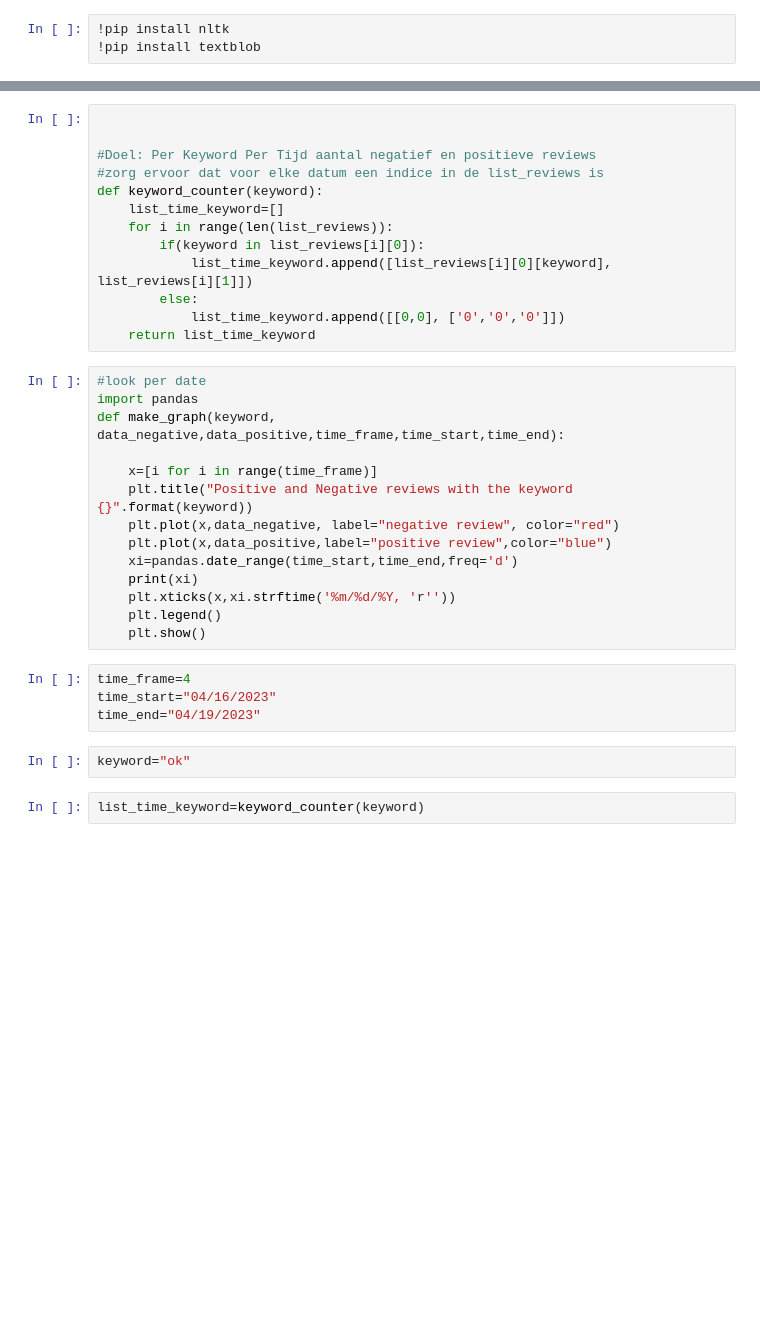
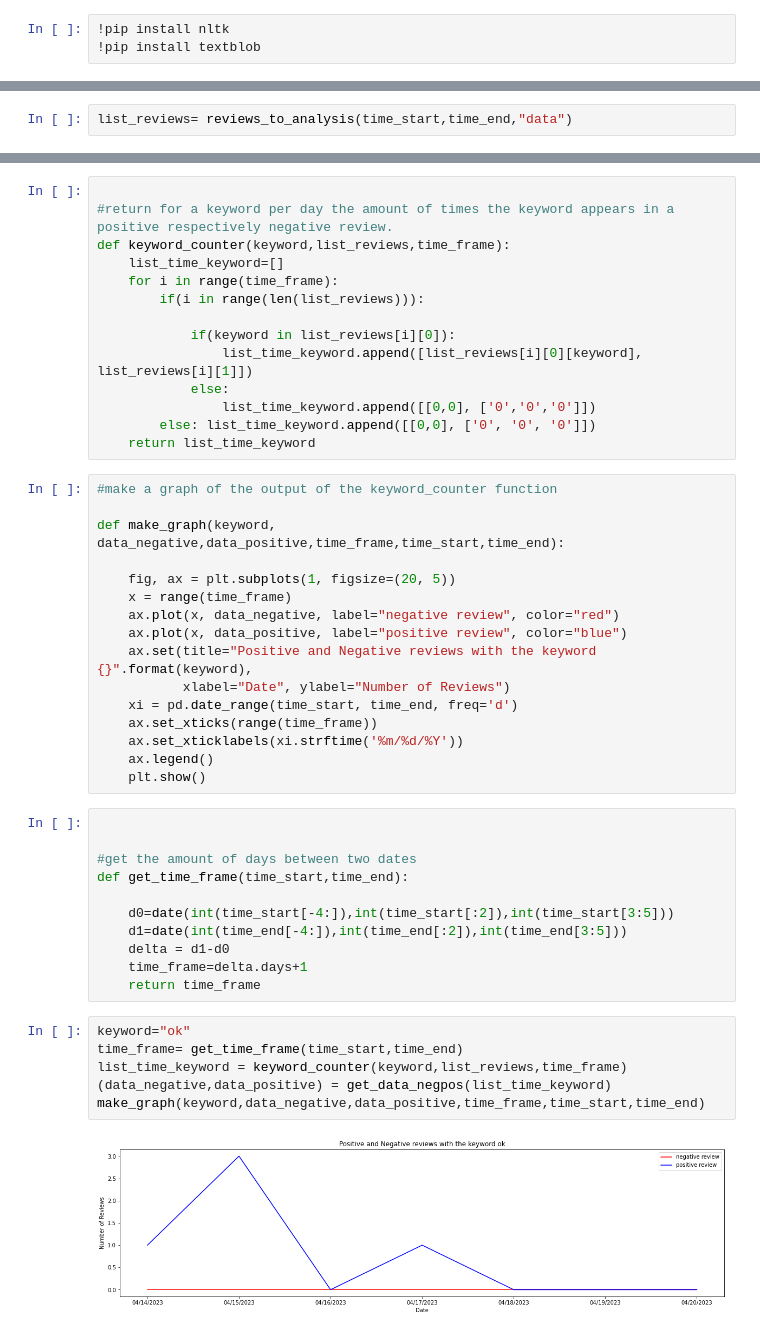
Before and after one commit to programmerbeast/Code, a Jupyter notebook: Project_PlayStore_Reviews_Analysis.ipynb, the cells around one changed output, grey strips where cells are left out. Cells and saved outputs as stored; diff of their text form; blank space fills up the shorter version.

```diff
--- a/Project_PlayStore_Reviews_Analysis.ipynb
+++ b/Project_PlayStore_Reviews_Analysis.ipynb
@@ -104,0 +120,2 @@ Skipping line 1000: ',' expected after '"'
+# %%
+list_reviews= reviews_to_analysis(time_start,time_end,"data")
@@ -146,37 +224,51 @@ def analyze_reviews(reviews):
     return keyword_list
 # %%
 
+#return for a keyword per day the amount of times the keyword appears in a positive respectively negative review.
+def keyword_counter(keyword,list_reviews,time_frame):
+    list_time_keyword=[]
+    for i in range(time_frame):
+        if(i in range(len(list_reviews))):
 
-#Doel: Per Keyword Per Tijd aantal negatief en positieve reviews
-#zorg ervoor dat voor elke datum een indice in de list_reviews is
-def keyword_counter(keyword):
-    list_time_keyword=[]
-    for i in range(len(list_reviews)):
-        if(keyword in list_reviews[i][0]):
-            list_time_keyword.append([list_reviews[i][0][keyword], list_reviews[i][1]])
-        else:
-            list_time_keyword.append([[0,0], ['0','0','0']])
+            if(keyword in list_reviews[i][0]):
+                list_time_keyword.append([list_reviews[i][0][keyword], list_reviews[i][1]])
+            else:
+                list_time_keyword.append([[0,0], ['0','0','0']])
+        else: list_time_keyword.append([[0,0], ['0', '0', '0']])
     return list_time_keyword
 # %%
-#look per date
-import pandas
+#make a graph of the output of the keyword_counter function
+
 def make_graph(keyword, data_negative,data_positive,time_frame,time_start,time_end):
 
-    x=[i for i in range(time_frame)]
-    plt.title("Positive and Negative reviews with the keyword {}".format(keyword))
-    plt.plot(x,data_negative, label="negative review", color="red")
-    plt.plot(x,data_positive,label="positive review",color="blue")
-    xi=pandas.date_range(time_start,time_end,freq='d')
-    print(xi)
-    plt.xticks(x,xi.strftime('%m/%d/%Y, 'r''))
-    plt.legend()
+    fig, ax = plt.subplots(1, figsize=(20, 5))
+    x = range(time_frame)
+    ax.plot(x, data_negative, label="negative review", color="red")
+    ax.plot(x, data_positive, label="positive review", color="blue")
+    ax.set(title="Positive and Negative reviews with the keyword {}".format(keyword),
+           xlabel="Date", ylabel="Number of Reviews")
+    xi = pd.date_range(time_start, time_end, freq='d')
+    ax.set_xticks(range(time_frame))
+    ax.set_xticklabels(xi.strftime('%m/%d/%Y'))
+    ax.legend()
     plt.show()
 # %%
-time_frame=4
-time_start="04/16/2023"
-time_end="04/19/2023"
+
+
+#get the amount of days between two dates
+def get_time_frame(time_start,time_end):
+
+    d0=date(int(time_start[-4:]),int(time_start[:2]),int(time_start[3:5]))
+    d1=date(int(time_end[-4:]),int(time_end[:2]),int(time_end[3:5]))
+    delta = d1-d0
+    time_frame=delta.days+1
+    return time_frame
-# %%
-keyword="ok"
-# %%
-list_time_keyword=keyword_counter(keyword)
+# %%
+keyword="ok"
+time_frame= get_time_frame(time_start,time_end)
+list_time_keyword = keyword_counter(keyword,list_reviews,time_frame)
+(data_negative,data_positive) = get_data_negpos(list_time_keyword)
+make_graph(keyword,data_negative,data_positive,time_frame,time_start,time_end)
+# %% [output]
+[figure, added]
 # %%
```
Also changed, not shown: parts of 15 cells of this notebook.
